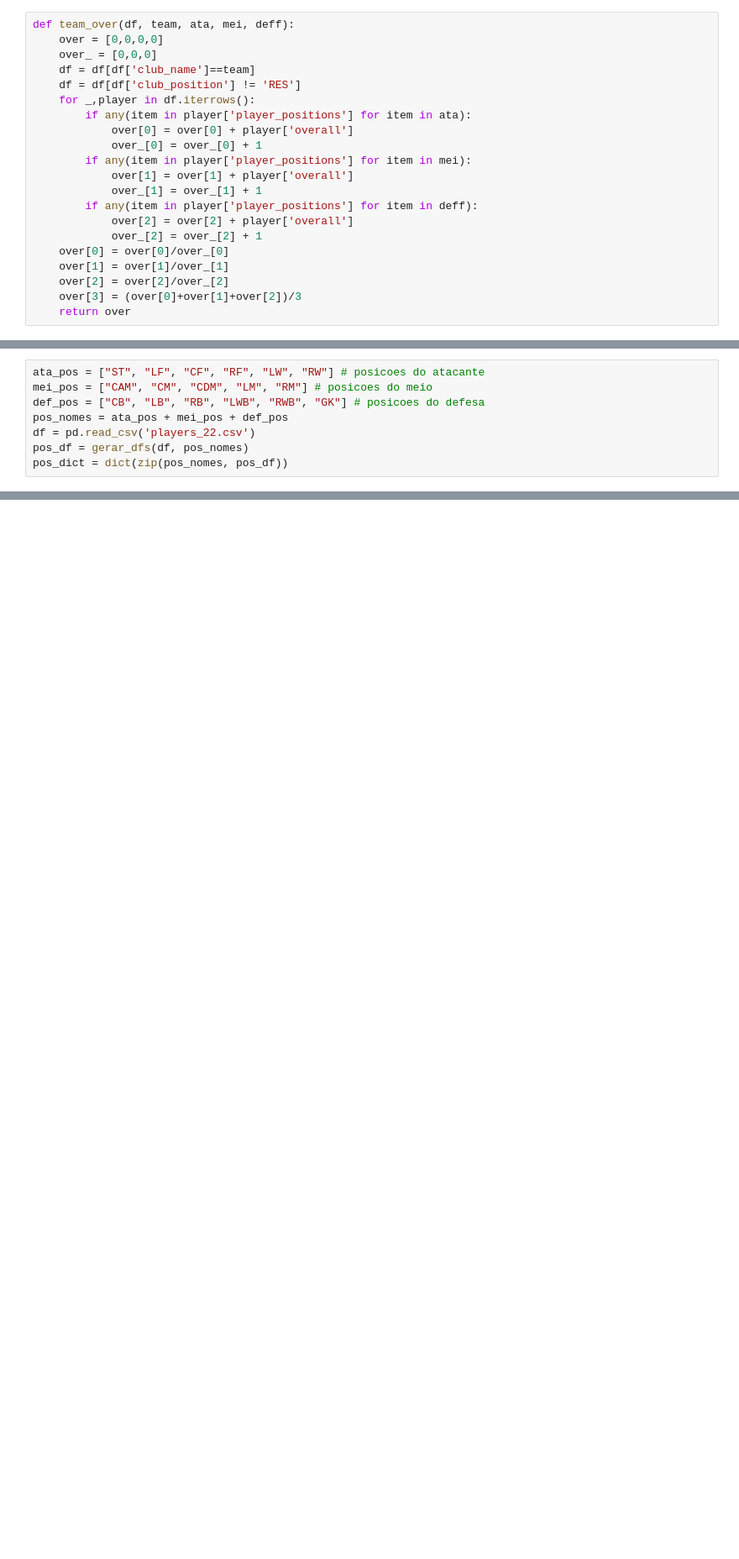
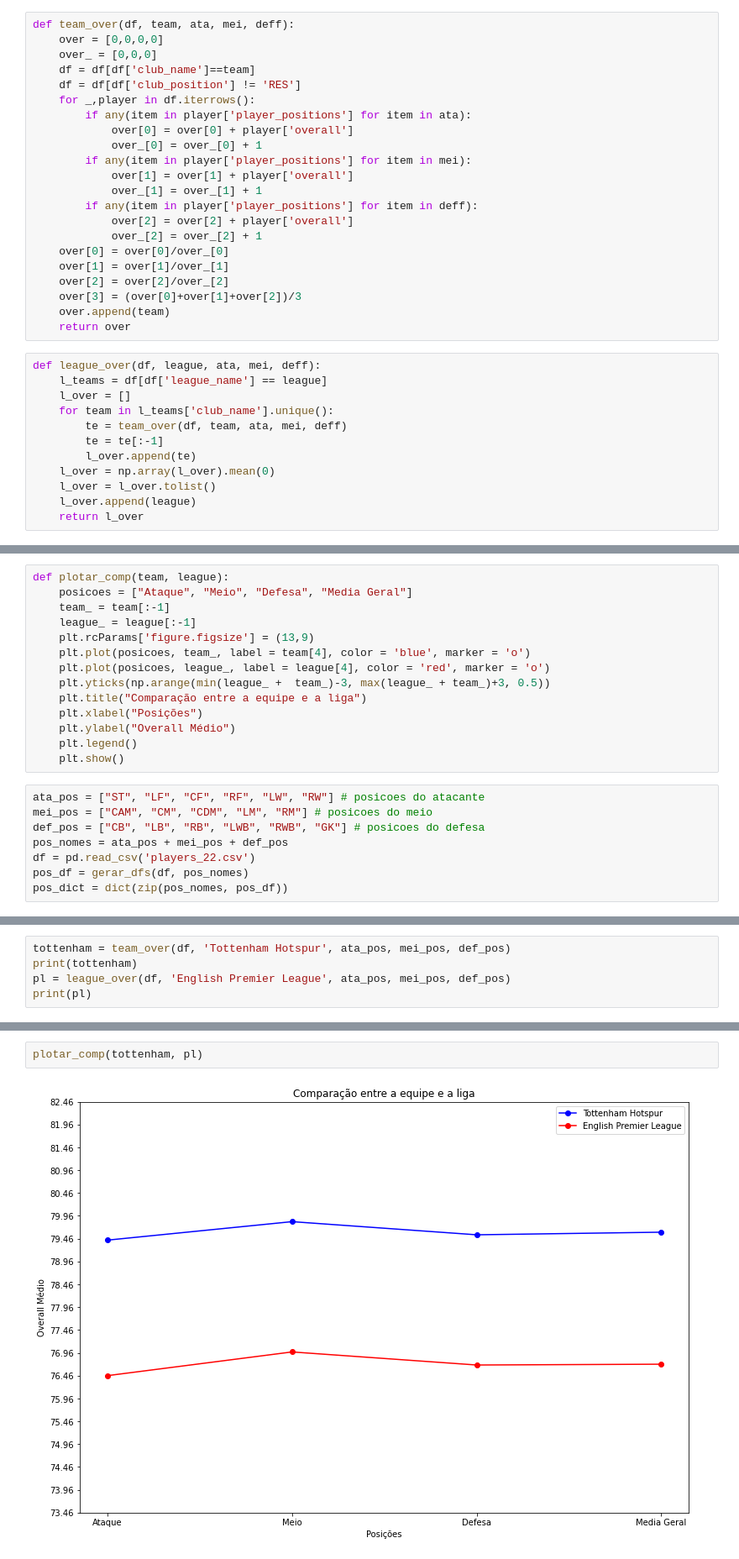
Before and after one commit to amaral220x/position_predicter, a Jupyter notebook: algebralinear.ipynb, the cells around one changed output, grey strips where cells are left out. Shown at 84% size. Saved outputs shown, nothing was run; the diff lists cells and outputs as text; blank space fills up the shorter version.

Commit message:
Implementação dos plot! Para time e jogadores =)

```diff
--- a/algebralinear.ipynb
+++ b/algebralinear.ipynb
@@ -75,4 +76,17 @@ def team_over(df, team, ata, mei, deff):
     over[1] = over[1]/over_[1]
     over[2] = over[2]/over_[2]
     over[3] = (over[0]+over[1]+over[2])/3
+    over.append(team)
     return over
+# %%
+def league_over(df, league, ata, mei, deff):
+    l_teams = df[df['league_name'] == league]
+    l_over = []
+    for team in l_teams['club_name'].unique():
+        te = team_over(df, team, ata, mei, deff)
+        te = te[:-1]
+        l_over.append(te)
+    l_over = np.array(l_over).mean(0)
+    l_over = l_over.tolist()
+    l_over.append(league)
+    return l_over
@@ -103,4 +114,18 @@ def player_dist(df, player, pos):
     return dists
+# %%
+def plotar_comp(team, league):
+    posicoes = ["Ataque", "Meio", "Defesa", "Media Geral"]
+    team_ = team[:-1]
+    league_ = league[:-1]
+    plt.rcParams['figure.figsize'] = (13,9)
+    plt.plot(posicoes, team_, label = team[4], color = 'blue', marker = 'o')
+    plt.plot(posicoes, league_, label = league[4], color = 'red', marker = 'o')
+    plt.yticks(np.arange(min(league_ +  team_)-3, max(league_ + team_)+3, 0.5))
+    plt.title("Comparação entre a equipe e a liga")
+    plt.xlabel("Posições")
+    plt.ylabel("Overall Médio")
+    plt.legend()
+    plt.show()
 # %%
 ata_pos = ["ST", "LF", "CF", "RF", "LW", "RW"] # posicoes do atacante
 mei_pos = ["CAM", "CM", "CDM", "LM", "RM"] # posicoes do meio
@@ -150,0 +137,5 @@ RW, ST, CF
+# %%
+tottenham = team_over(df, 'Tottenham Hotspur', ata_pos, mei_pos, def_pos)
+print(tottenham)
+pl = league_over(df, 'English Premier League', ata_pos, mei_pos, def_pos)
+print(pl)
@@ -150,0 +145,4 @@ RW, ST, CF
+# %%
+plotar_comp(tottenham, pl)
+# %% [output]
+[figure, added]
```
Also changed, not shown: parts of 11 cells of this notebook.
